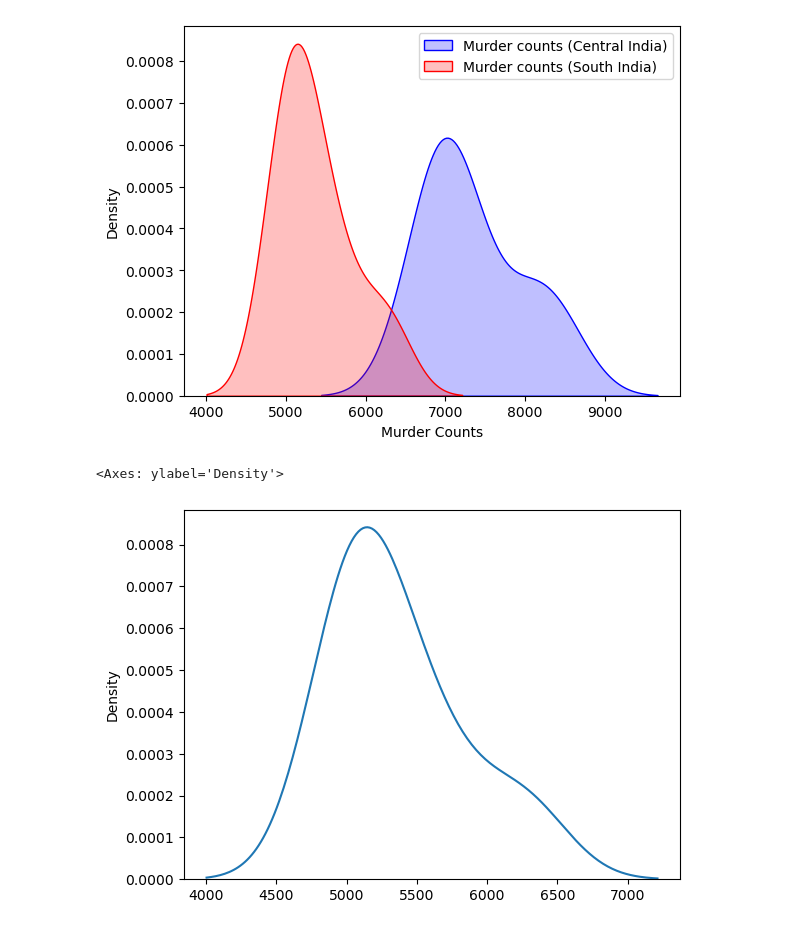
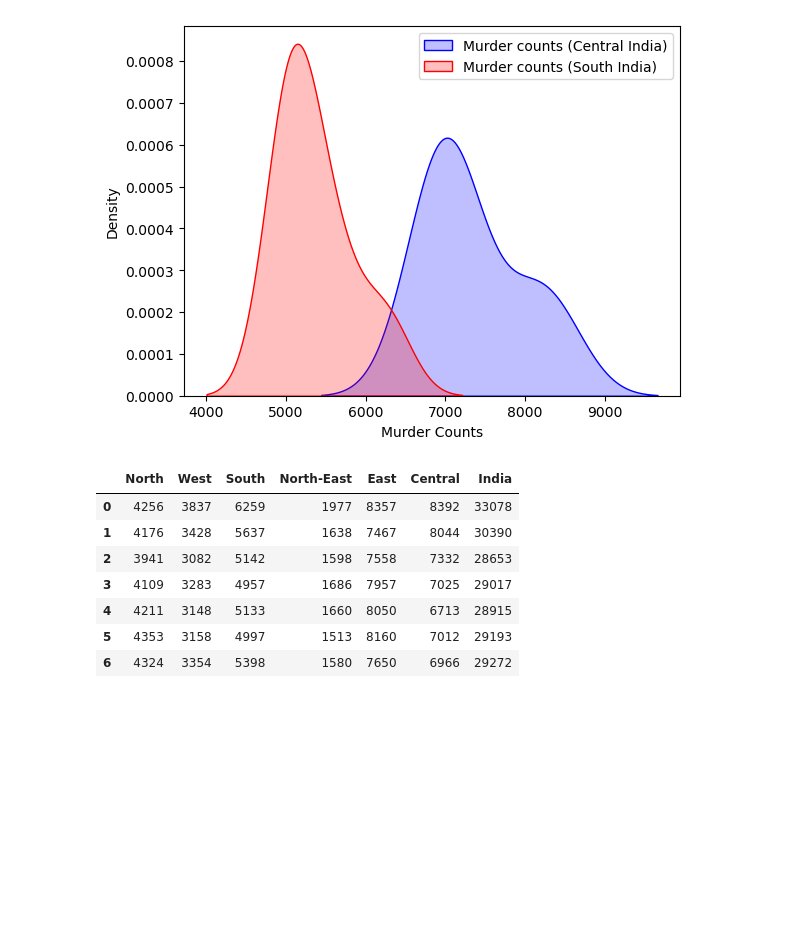
Before and after one commit to haverstein/Murder-Analysis-India, a Jupyter notebook: code/Analysis-I.ipynb, the cells around one changed output. Cells and saved outputs as stored; diff of their text form; code cells hidden in the pictures; blank space fills up the shorter version.

```diff
--- a/code/Analysis-I.ipynb
+++ b/code/Analysis-I.ipynb
@@ -200,8 +215,3 @@ plt.legend()
 # %% [output]
 <matplotlib.legend.Legend at 0x...>
 [figure]
-# %%
-south = df[df['Region']=='S'][[2015,2016,2017,2018,2019,2020,2021]].to_numpy()
-# %% [output]
-<Axes: ylabel='Density'>
-[figure, removed]
@@ -207,0 +230,11 @@ south = df[df['Region']=='S'][[2015,2016,2017,2018,2019,2020,2021]].to_numpy()
+# %%
+all_india
+# %% [output]
+|  | North | West | South | North-East | East | Central | India |
+| 0 | 4256 | 3837 | 6259 | 1977 | 8357 | 8392 | 33078 |
+| 1 | 4176 | 3428 | 5637 | 1638 | 7467 | 8044 | 30390 |
+| 2 | 3941 | 3082 | 5142 | 1598 | 7558 | 7332 | 28653 |
+| 3 | 4109 | 3283 | 4957 | 1686 | 7957 | 7025 | 29017 |
+| 4 | 4211 | 3148 | 5133 | 1660 | 8050 | 6713 | 28915 |
+| 5 | 4353 | 3158 | 4997 | 1513 | 8160 | 7012 | 29193 |
+| 6 | 4324 | 3354 | 5398 | 1580 | 7650 | 6966 | 29272 |
```
Also changed, not shown: parts of 8 cells of this notebook, 12 other files.
